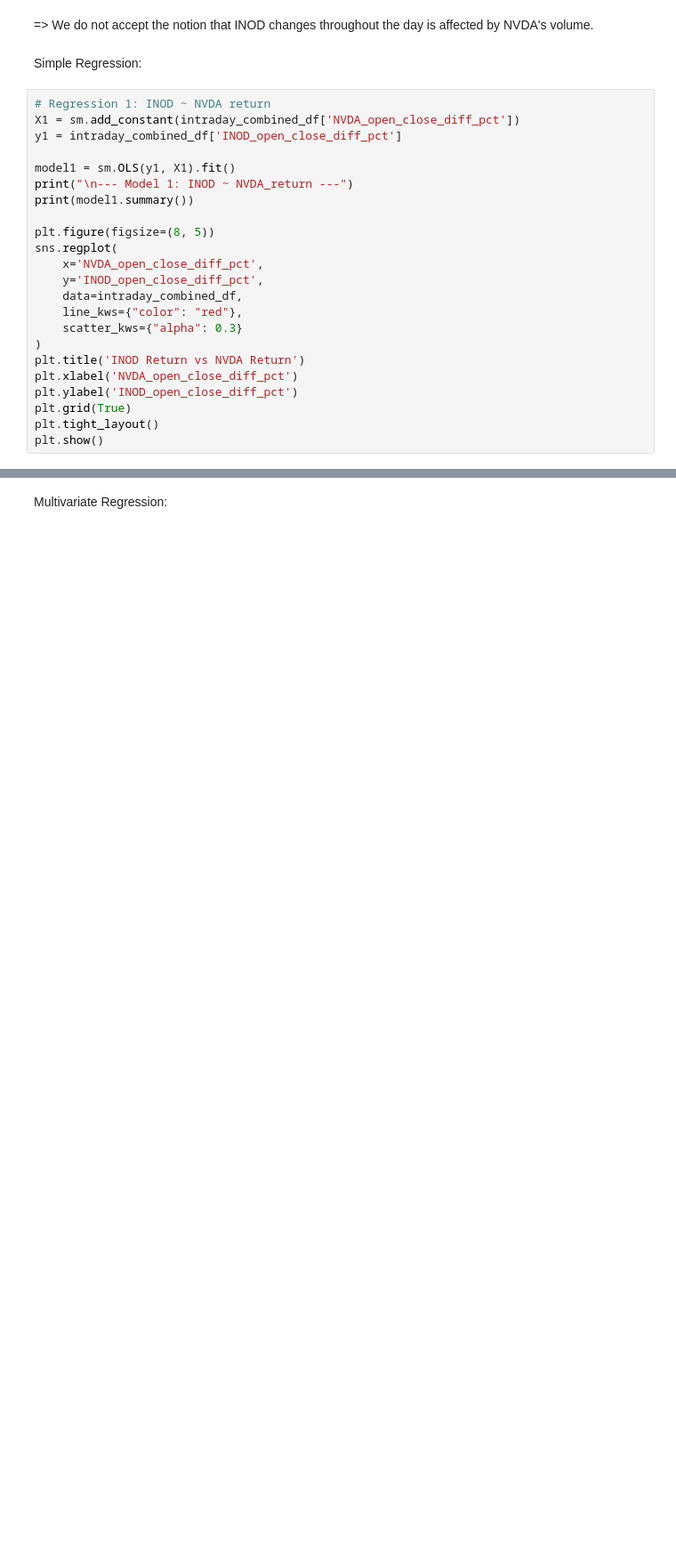
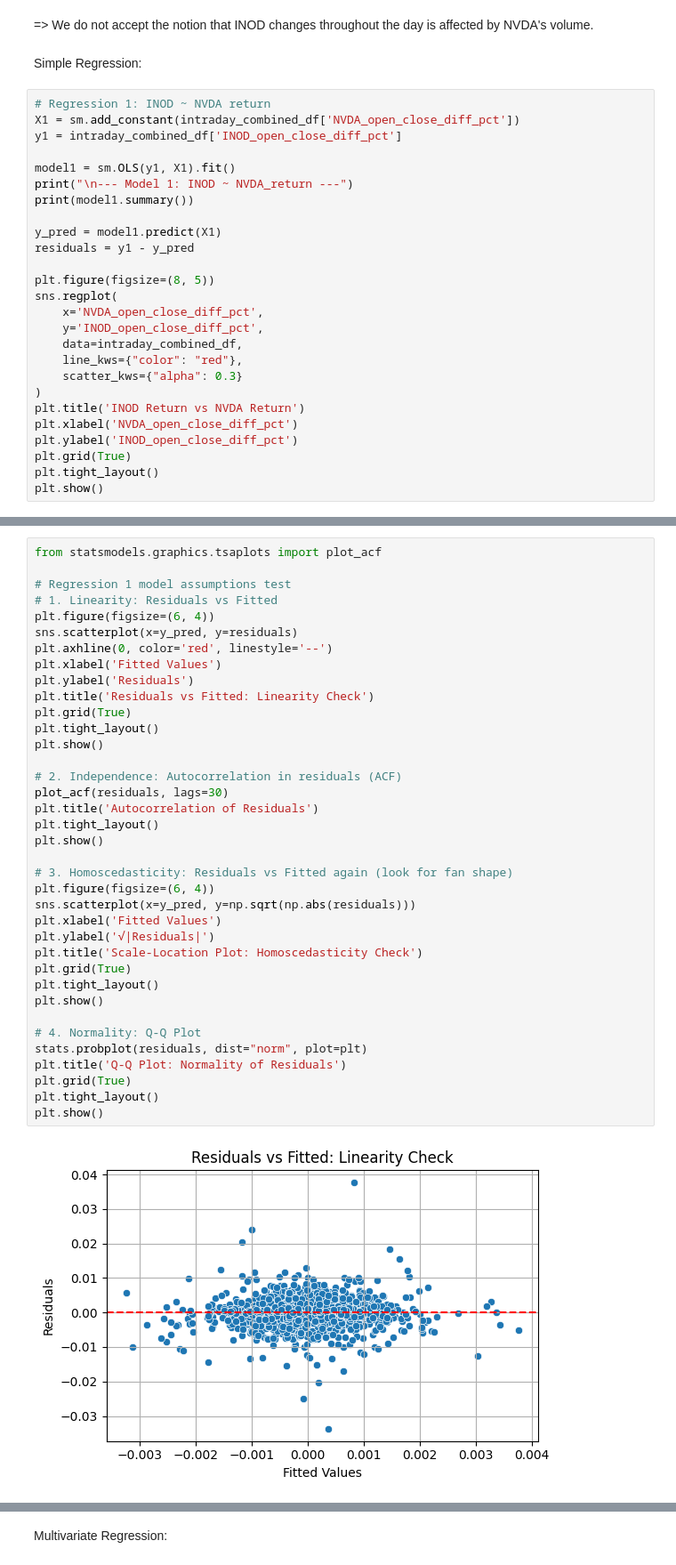
Before and after one commit to losstng/Hitherto, a Jupyter notebook: notebooks/Showcase.ipynb, the cells around one changed output, grey strips where cells are left out. Shown at 89% size. Drawn from its saved outputs; the diff is of its cells as text; blank space fills up the shorter version.

```diff
--- a/notebooks/Showcase.ipynb
+++ b/notebooks/Showcase.ipynb
@@ -402,6 +407,9 @@ y1 = intraday_combined_df['INOD_open_close_diff_pct']
 model1 = sm.OLS(y1, X1).fit()
 print("\n--- Model 1: INOD ~ NVDA_return ---")
 print(model1.summary())
+
+y_pred = model1.predict(X1)
+residuals = y1 - y_pred
 
 plt.figure(figsize=(8, 5))
 sns.regplot(
@@ -436,3 +444,42 @@ Notes:
 [2] The condition number is large, 1.45e+03. This might indicate that there are
 strong multicollinearity or other numerical problems.
 [figure]
+# %%
+from statsmodels.graphics.tsaplots import plot_acf
+
+# Regression 1 model assumptions test
+# 1. Linearity: Residuals vs Fitted
+plt.figure(figsize=(6, 4))
+sns.scatterplot(x=y_pred, y=residuals)
+plt.axhline(0, color='red', linestyle='--')
+plt.xlabel('Fitted Values')
+plt.ylabel('Residuals')
+plt.title('Residuals vs Fitted: Linearity Check')
+plt.grid(True)
+plt.tight_layout()
+plt.show()
+
+# 2. Independence: Autocorrelation in residuals (ACF)
+plot_acf(residuals, lags=30)
+plt.title('Autocorrelation of Residuals')
+plt.tight_layout()
+plt.show()
+
+# 3. Homoscedasticity: Residuals vs Fitted again (look for fan shape)
+plt.figure(figsize=(6, 4))
+sns.scatterplot(x=y_pred, y=np.sqrt(np.abs(residuals)))
+plt.xlabel('Fitted Values')
+plt.ylabel('√|Residuals|')
+plt.title('Scale-Location Plot: Homoscedasticity Check')
+plt.grid(True)
+plt.tight_layout()
+plt.show()
+
+# 4. Normality: Q-Q Plot
+stats.probplot(residuals, dist="norm", plot=plt)
+plt.title('Q-Q Plot: Normality of Residuals')
+plt.grid(True)
+plt.tight_layout()
+plt.show()
+# %% [output]
+[figure, added]
```
Also changed, not shown: parts of 55 cells of this notebook, 13 other files.
